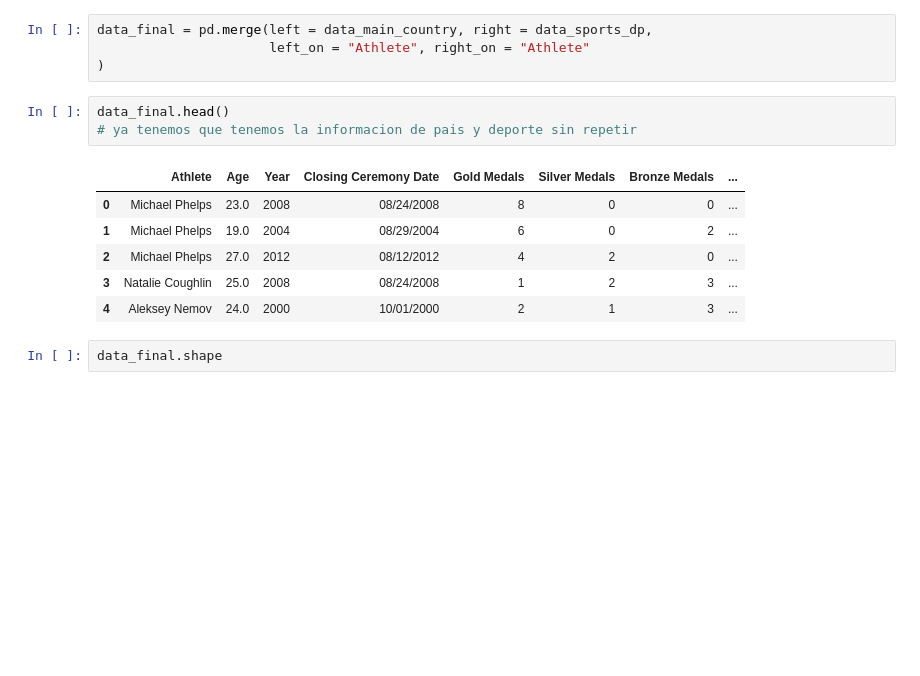
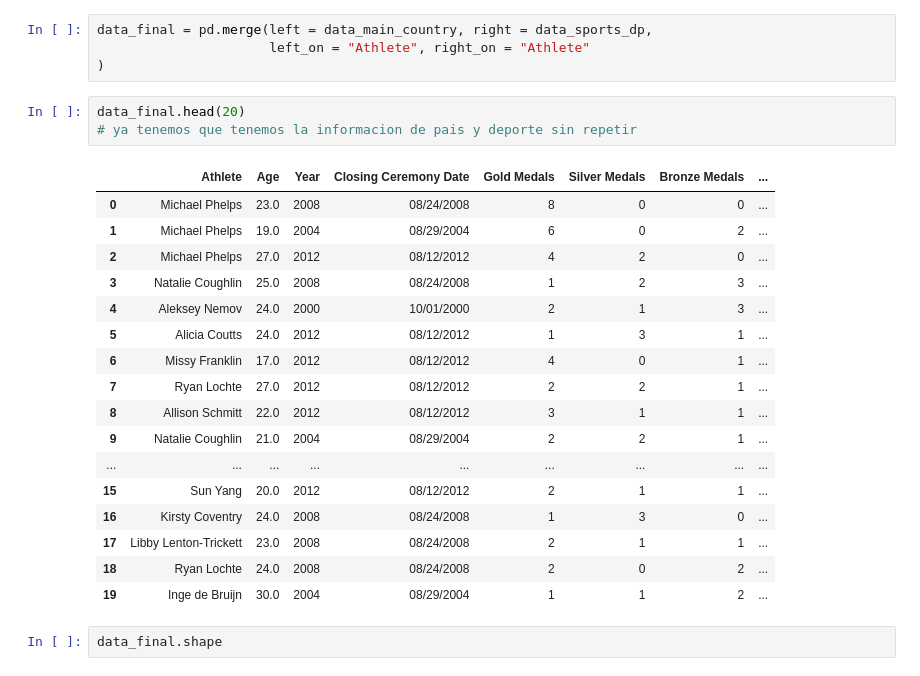
Before and after one commit to IvTole/python-pandas-taller, a Jupyter notebook: T7-Pandas-Concatenacion/T7 - Concatenación de Datos.ipynb, the cells around one changed output. Cells and saved outputs as stored; diff of their text form; blank space fills up the shorter version.

```diff
--- a/T7-Pandas-Concatenacion/T7 - Concatenación de Datos.ipynb
+++ b/T7-Pandas-Concatenacion/T7 - Concatenación de Datos.ipynb
@@ -490,15 +516,26 @@ data_final = pd.merge(left = data_main_country, right = data_sports_dp,
                       left_on = "Athlete", right_on = "Athlete"
 )
 # %%
-data_final.head()
+data_final.head(20)
 # ya tenemos que tenemos la informacion de pais y deporte sin repetir
 # %% [output]
 |  | Athlete | Age | Year | Closing Ceremony Date | Gold Medals | Silver Medals | Bronze Medals | ... |
 | 0 | Michael Phelps | 23.0 | 2008 | 08/24/2008 | 8 | 0 | 0 | ... |
 | 1 | Michael Phelps | 19.0 | 2004 | 08/29/2004 | 6 | 0 | 2 | ... |
 | 2 | Michael Phelps | 27.0 | 2012 | 08/12/2012 | 4 | 2 | 0 | ... |
 | 3 | Natalie Coughlin | 25.0 | 2008 | 08/24/2008 | 1 | 2 | 3 | ... |
 | 4 | Aleksey Nemov | 24.0 | 2000 | 10/01/2000 | 2 | 1 | 3 | ... |
+| 5 | Alicia Coutts | 24.0 | 2012 | 08/12/2012 | 1 | 3 | 1 | ... |
+| 6 | Missy Franklin | 17.0 | 2012 | 08/12/2012 | 4 | 0 | 1 | ... |
+| 7 | Ryan Lochte | 27.0 | 2012 | 08/12/2012 | 2 | 2 | 1 | ... |
+| 8 | Allison Schmitt | 22.0 | 2012 | 08/12/2012 | 3 | 1 | 1 | ... |
+| 9 | Natalie Coughlin | 21.0 | 2004 | 08/29/2004 | 2 | 2 | 1 | ... |
+| ... | ... | ... | ... | ... | ... | ... | ... | ... |
+| 15 | Sun Yang | 20.0 | 2012 | 08/12/2012 | 2 | 1 | 1 | ... |
+| 16 | Kirsty Coventry | 24.0 | 2008 | 08/24/2008 | 1 | 3 | 0 | ... |
+| 17 | Libby Lenton-Trickett | 23.0 | 2008 | 08/24/2008 | 2 | 1 | 1 | ... |
+| 18 | Ryan Lochte | 24.0 | 2008 | 08/24/2008 | 2 | 0 | 2 | ... |
+| 19 | Inge de Bruijn | 30.0 | 2004 | 08/29/2004 | 1 | 1 | 2 | ... |
 # %%
 data_final.shape
 # %% [output]
```
Also changed, not shown: parts of 12 cells of this notebook.
